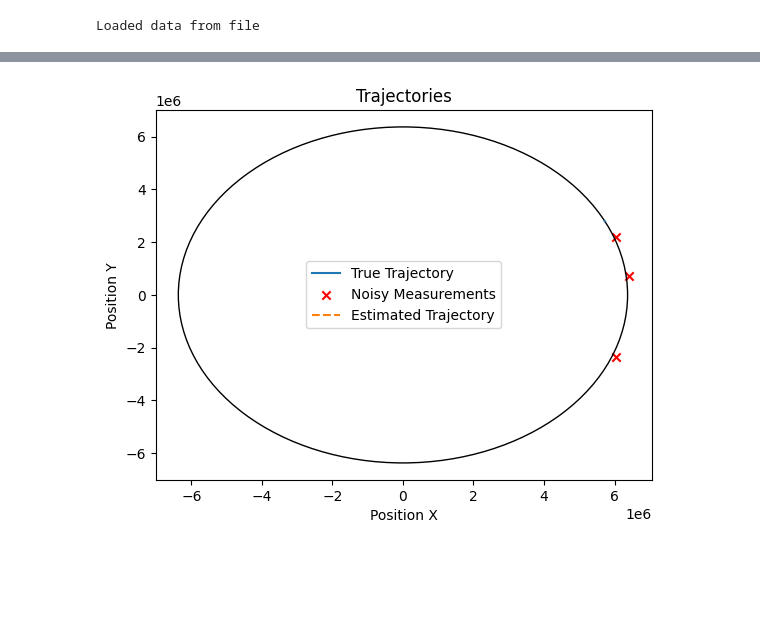
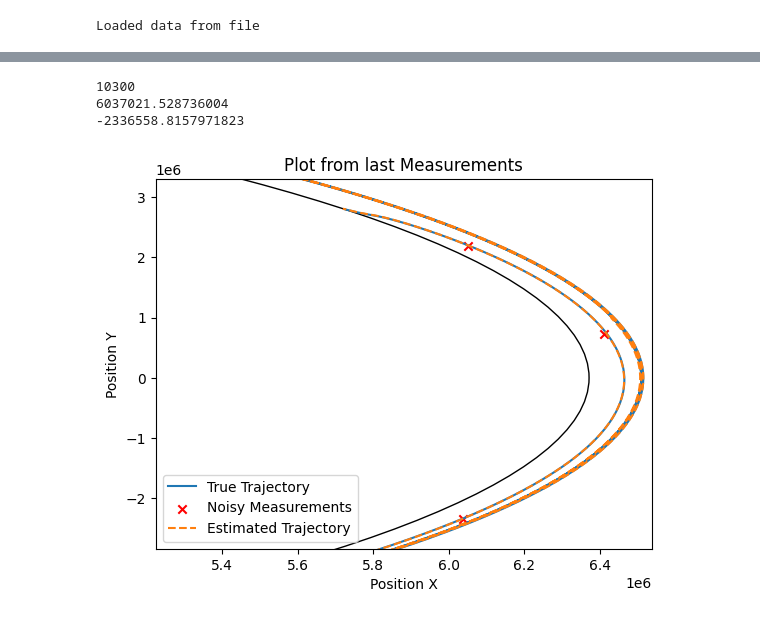
Before and after one commit to brendanbennett/deorbiter, a Jupyter notebook: examples/EKF_example.ipynb, the cells around one changed output, grey strips where cells are left out. Saved outputs shown, nothing was run; the diff lists cells and outputs as text; code cells hidden in the pictures; blank space fills up the shorter version.

```diff
--- a/examples/EKF_example.ipynb
+++ b/examples/EKF_example.ipynb
@@ -72,7 +72,10 @@ plot_crash_site(true_traj, observations=observation_states, estimated_traj=estim
 # %%
-plot_from_last_measurements(true_traj, observations=observation_states, estimated_traj=estimated_traj, no_measurements = 3)
+plot_from_last_measurements(true_traj, observations=observation_states, estimated_traj=estimated_traj, observation_times=observation_times, no_measurements = 3)
 # %% [output]
+10300
+6037021.528736004
+-2336558.8157971823
-[figure, old version]
+[figure, new version]
 # %%
 fig, (ax1, ax2) = plt.subplots(1, 2, figsize = (12, 6))
 
```
Also changed, not shown: parts of 3 cells of this notebook, 1 other file.
